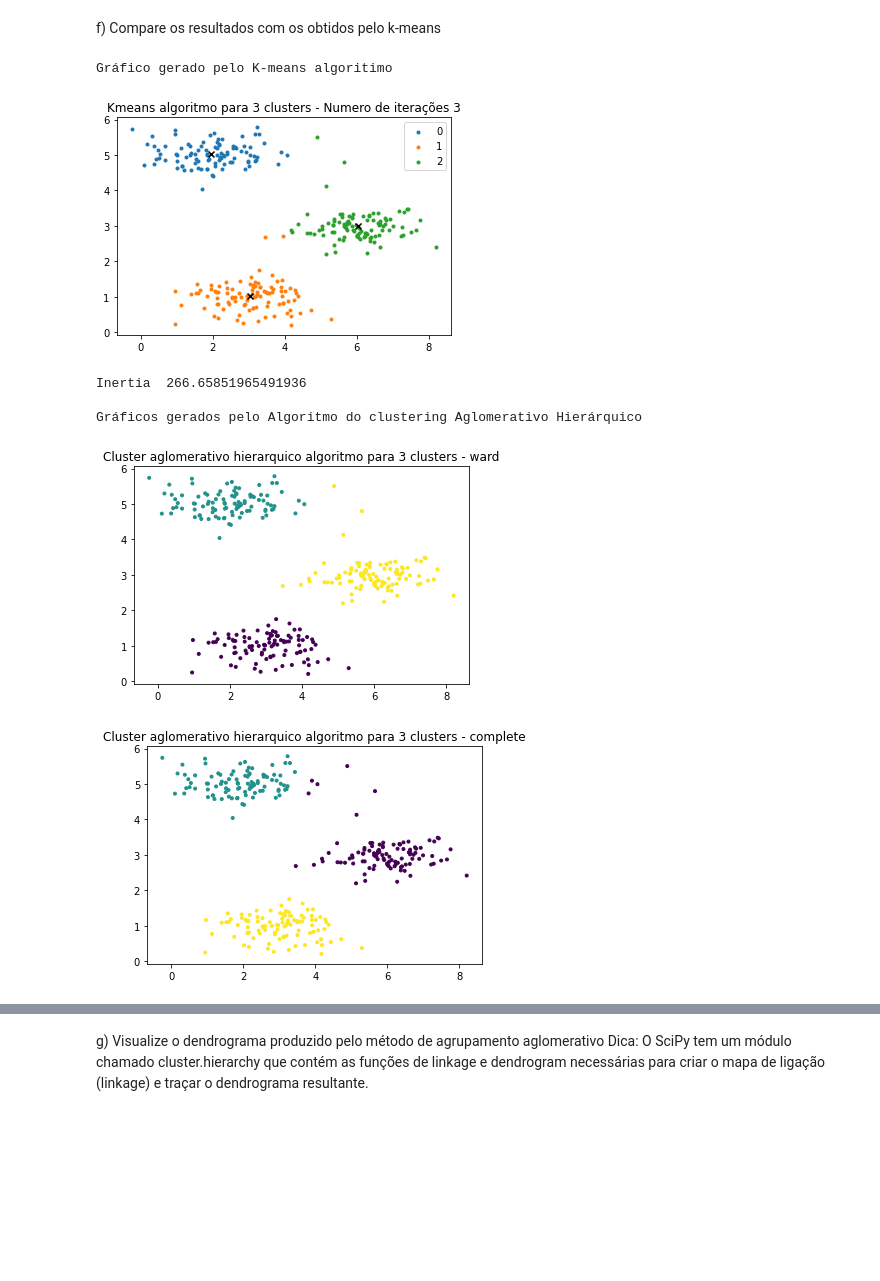
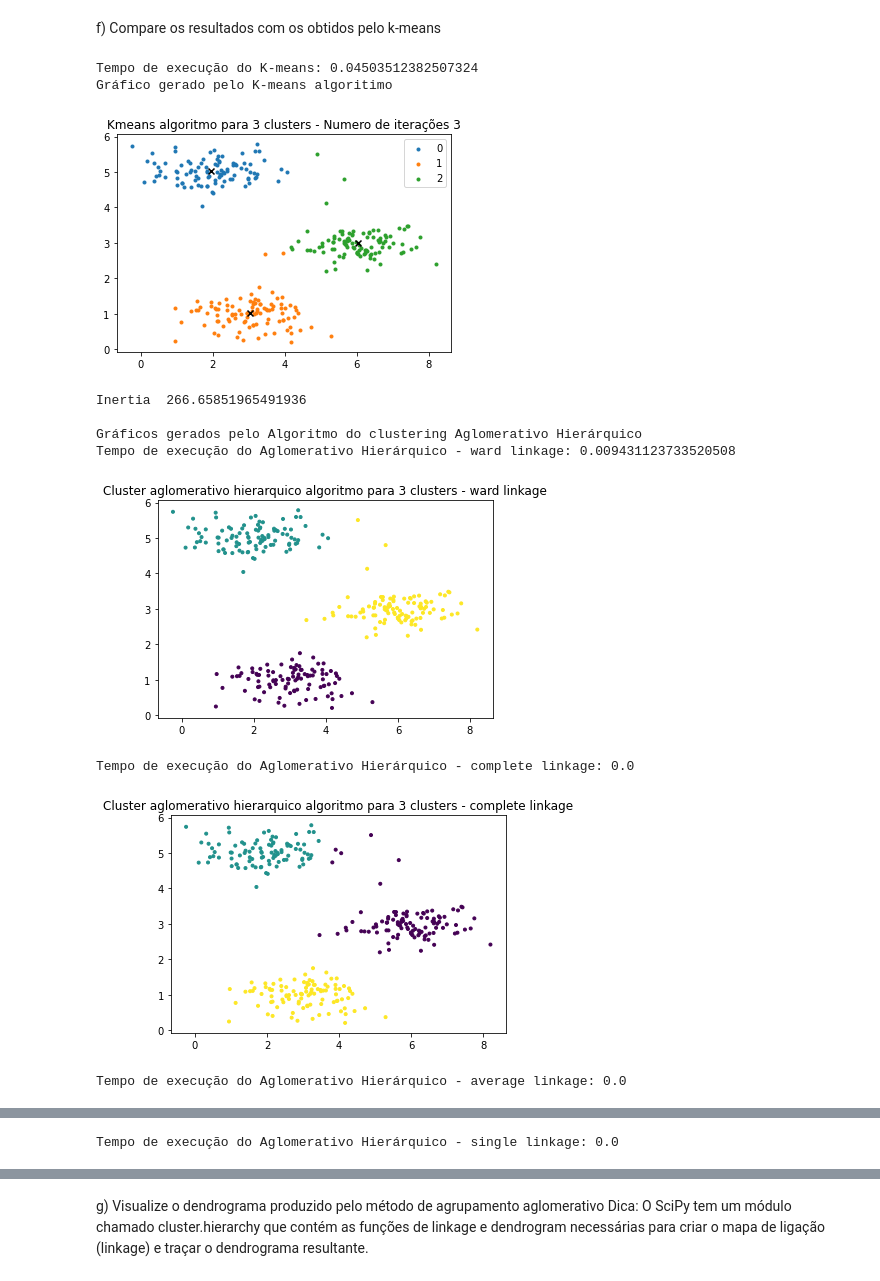
Before and after one commit to BulgarelliM/Computational-Intelligence, a Jupyter notebook: Clustering/Kmeans.ipynb, the cells around one changed output, grey strips where cells are left out. Saved outputs shown, nothing was run; the diff lists cells and outputs as text; code cells hidden in the pictures; blank space fills up the shorter version.

```diff
--- a/Clustering/Kmeans.ipynb
+++ b/Clustering/Kmeans.ipynb
@@ -188,7 +253,7 @@ def plot_aggCluster(X,  y_label, agg, link):
 
     plt.scatter(x,y, c=y_label,  marker='.')
 
-    plt.title(f'Cluster aglomerativo hierarquico algoritmo para {agg.n_clusters} clusters - {link}')
+    plt.title(f'Cluster aglomerativo hierarquico algoritmo para {agg.n_clusters} clusters - {link} linkage')
     plt.show()
     plt.close()
 # %%
@@ -204,24 +288,33 @@ for link in linkages:
 # %% [markdown]
 f) Compare os resultados com os obtidos pelo k-means
 # %%
+inicio = time.time()
 kmeans = KMeans(n_clusters=3, init='k-means++', random_state=random_state )
-
 kmeans.fit(X2)
+fim = time.time()
+print(f'Tempo de execução do K-means: {fim-inicio}')
 print('Gráfico gerado pelo K-means algoritimo')
 plot_kmeans(X2, kmeans)
 print('Inertia ',kmeans.inertia_)
 
 print('')
 
 print('Gráficos gerados pelo Algoritmo do clustering Aglomerativo Hierárquico')
 for link in linkages:
+    inicio = time.time()
     y_label, agg = aggCluster(X2, 3, 'euclidean', link)
+    fim = time.time()
+    print(f'Tempo de execução do Aglomerativo Hierárquico - {link} linkage: {fim-inicio}')
     plot_aggCluster(X2, y_label, agg, link)
 # %% [output]
+Tempo de execução do K-means: 0.04503512382507324
 Gráfico gerado pelo K-means algoritimo
 [figure]
 Inertia  266.65851965491936
 
 Gráficos gerados pelo Algoritmo do clustering Aglomerativo Hierárquico
+Tempo de execução do Aglomerativo Hierárquico - ward linkage: 0.009431123733520508
-[figure, old version]
+[figure, new version]
+Tempo de execução do Aglomerativo Hierárquico - complete linkage: 0.0
-[figure, old version]
+[figure, new version]
+Tempo de execução do Aglomerativo Hierárquico - average linkage: 0.0
@@ -228,0 +322 @@ Gráficos gerados pelo Algoritmo do clustering Aglomerativo Hierárquico
+Tempo de execução do Aglomerativo Hierárquico - single linkage: 0.0
```
Also changed, not shown: parts of 21 cells of this notebook.
